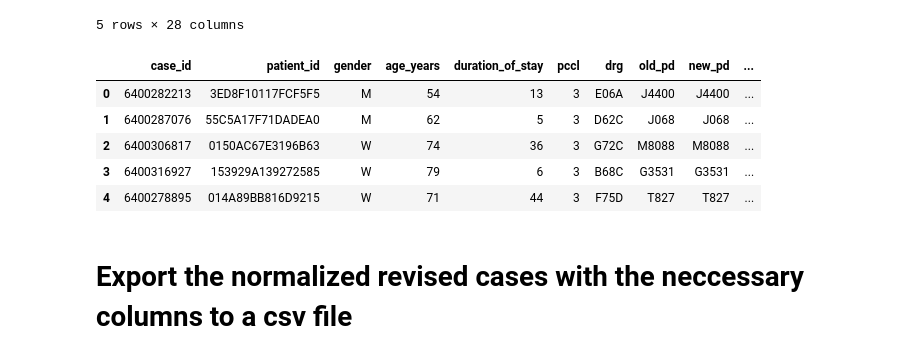
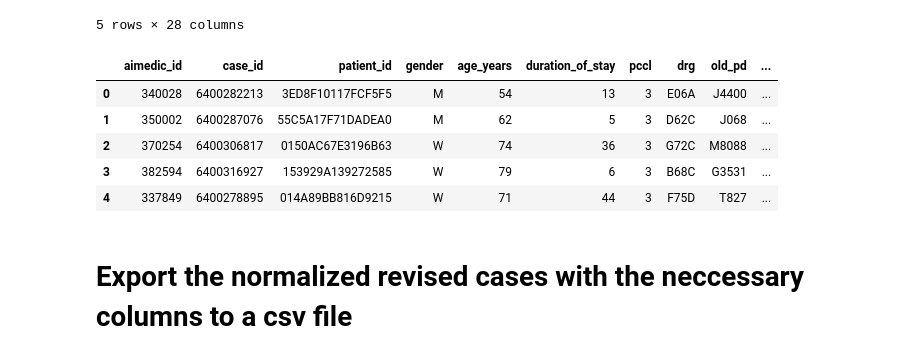
Before and after one commit to anschauf/code-scout-python, a Jupyter notebook: src/revised_case_normalization/USZ_2019_normalization.ipynb, the cells around one changed output. Drawn from its saved outputs; the diff is of its cells as text; code cells hidden in the pictures.

```diff
--- a/src/revised_case_normalization/USZ_2019_normalization.ipynb
+++ b/src/revised_case_normalization/USZ_2019_normalization.ipynb
@@ -189,15 +156,17 @@ revised_case_normalized.head()
 | 4 | T827 | T827 | M200 | [D508] | [D648] | [] | [] | 6400278895 | ... |
 5 rows × 28 columns
 # %%
-df_revised_case_normalized = revised_case_normalized[COLS_TO_SELECT]
+df_revised_case_normalized = revised_case_normalized[COLS_TO_OUTPUT]
+assert len(df_revised_case_normalized.columns) == len(COLS_TO_OUTPUT)
+
 df_revised_case_normalized.head()
 # %% [output]
-|  | case_id | patient_id | gender | age_years | duration_of_stay | pccl | drg | old_pd | new_pd | ... |
-| 0 | 6400282213 | 3ED8F10117FCF5F5 | M | 54 | 13 | 3 | E06A | J4400 | J4400 | ... |
-| 1 | 6400287076 | 55C5A17F71DADEA0 | M | 62 | 5 | 3 | D62C | J068 | J068 | ... |
-| 2 | 6400306817 | 0150AC67E3196B63 | W | 74 | 36 | 3 | G72C | M8088 | M8088 | ... |
-| 3 | 6400316927 | 153929A139272585 | W | 79 | 6 | 3 | B68C | G3531 | G3531 | ... |
-| 4 | 6400278895 | 014A89BB816D9215 | W | 71 | 44 | 3 | F75D | T827 | T827 | ... |
+|  | aimedic_id | case_id | patient_id | gender | age_years | duration_of_stay | pccl | drg | old_pd | ... |
+| 0 | 340028 | 6400282213 | 3ED8F10117FCF5F5 | M | 54 | 13 | 3 | E06A | J4400 | ... |
+| 1 | 350002 | 6400287076 | 55C5A17F71DADEA0 | M | 62 | 5 | 3 | D62C | J068 | ... |
+| 2 | 370254 | 6400306817 | 0150AC67E3196B63 | W | 74 | 36 | 3 | G72C | M8088 | ... |
+| 3 | 382594 | 6400316927 | 153929A139272585 | W | 79 | 6 | 3 | B68C | G3531 | ... |
+| 4 | 337849 | 6400278895 | 014A89BB816D9215 | W | 71 | 44 | 3 | F75D | T827 | ... |
 # %% [markdown]
 # Export the normalized revised cases with the neccessary columns to a csv file
 # %%
```
Also changed, not shown: parts of 2 cells of this notebook, 10 other files.
